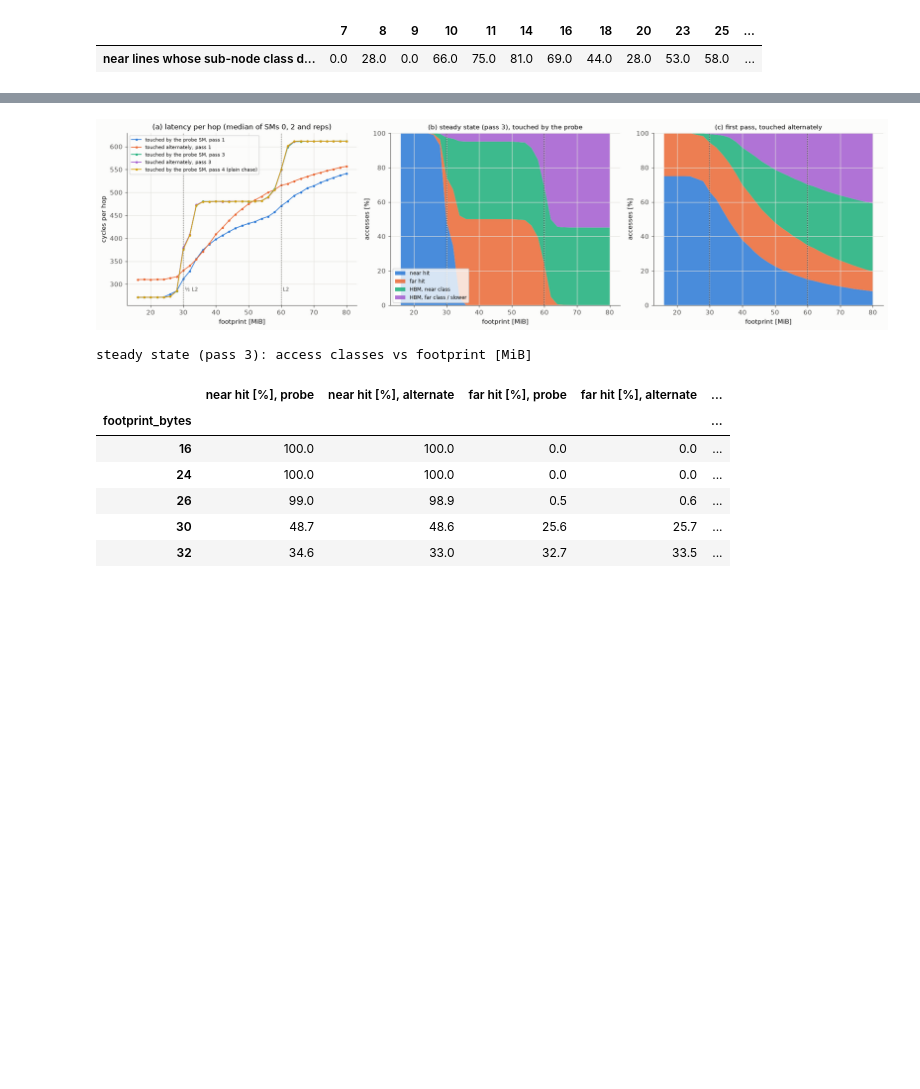
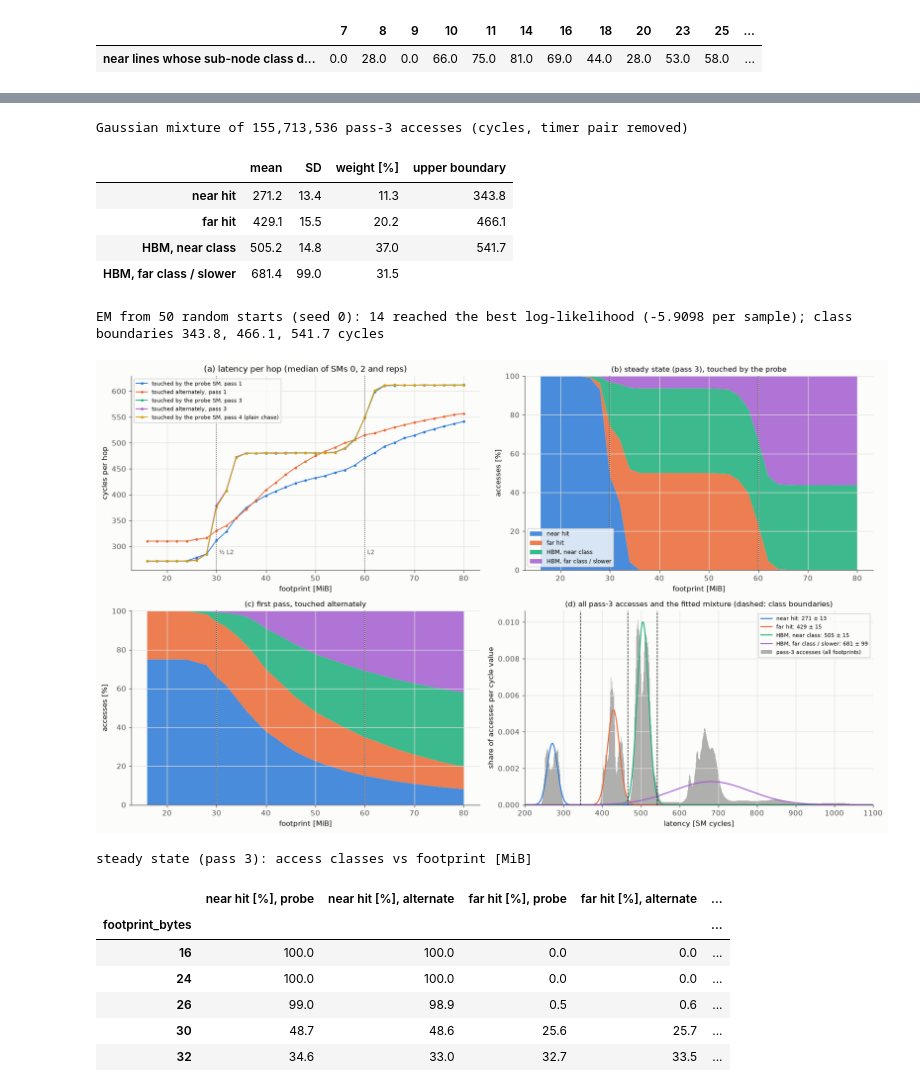
Before and after one commit to lomolisso/h100-microbench, a Jupyter notebook: experiments/08__l2_partitions_and_first_touch/08__l2_partitions_and_first_touch.ipynb, the cells around one changed output, grey strips where cells are left out. Saved outputs shown, nothing was run; the diff lists cells and outputs as text; code cells hidden in the pictures; blank space fills up the shorter version.

```diff
--- a/experiments/08__l2_partitions_and_first_touch/08__l2_partitions_and_first_touch.ipynb
+++ b/experiments/08__l2_partitions_and_first_touch/08__l2_partitions_and_first_touch.ipynb
@@ -545,14 +647,16 @@ display(sub.round(0).to_frame().T)
 k3 = read_run("08__l2__probe.csv", RID["k3"])
 k3 = k3[k3.kernel == "K3"].copy()
 k3["cyc"] = k3.cycles - TP
-repl = read_run("08__l2__replication.csv", RID["k3"])
-trip = repl[["a_smid", "b_smid", "c_smid"]].drop_duplicates().values.tolist()
+repl = read_run("08__l2__replication_v2.csv", RID["k3"])
+kinds = repl.groupby(["a_smid", "b_smid", "c_smid"], sort=False).triple_kind.first()
+print(f"K3 run_id {RID['k3']}: triples " + ", ".join(f"A {a} B {b} C {c} ({k})" for (a, b, c), k in kinds.items()))
 PH = ["b_read", "c_read", "a_read", "b_read_after_a_write"]
 PHL = ["B reads", "C reads", "A reads", "A rewrites, B reads"]
 PG = sig.groupby("gpc").partition.first()
 apart = lambda a: int(PG[GPC[a]])
-cross_t = [t for t in trip if apart(t[0]) != apart(t[1])]
-same_t = [t for t in trip if apart(t[0]) == apart(t[1])]
+cross_t = [list(t) for t, k in kinds.items() if k == "cross"]
+same_t = [list(t) for t, k in kinds.items() if k == "control"]
+assert all(apart(a) != apart(b) for a, b, _ in cross_t) and all(len({apart(x) for x in t}) == 1 for t in same_t)
 fig, axs = plt.subplots(1, len(cross_t), figsize=(5.4 * len(cross_t), 4.2), sharey=True, squeeze=False)
 for ax, (A, B, C) in zip(axs[0], cross_t):
     d = k3[(k3.first_touch_smid == A) & (k3.seq_mode == "launch") & (((k3.probe_smid == B) & k3.phase.isin(["b_read", "b_read_after_a_write"]))
@@ -625,19 +732,25 @@ flag mode: B's last phase started 1.8 µs (median) after A's read phase ended (A
 cap = read_run("08__l2__capacity.csv", RID["k4"])
 ch = read_run("08__l2__capacity_hist.csv", RID["k4"])
 ch["cyc"] = ch.cycles - TP
-hb_ = ch[(ch.footprint_bytes >= 64 << 20) & (ch["pass"] == 2) & (ch.cyc > 470) & (ch.cyc < 1000)].groupby("cyc")["count"].sum()
-cm, _, _, _ = kmeans1d(hb_.index.values, hb_.values, 2)
-cen4 = np.array([sig.near_median.median(), sig.far_median.median(), cm[0], cm[1]])
-edges = [(cen4[i] + cen4[i + 1]) / 2 for i in range(3)]
+print(f"K4 run_id {RID['k4']}")
+# Access classes: 4-component Gaussian mixture (EM on the exact (value, count) histogram) of every timed access of pass 3
+# (pass index 2), all footprints 16–80 MiB, both touch patterns, SMs 0 and 2, all reps. Footprints ≥ 38 MiB alone contain no
+# near hits, so all footprints are needed to populate the four classes. Boundaries at equal posterior.
+h2 = ch[ch["pass"] == 2].groupby("cyc")["count"].sum()
+GM = gmm1d(h2.index.values, h2.values, k=4, n_starts=50, seed=0)
+edges = BND = GM["boundaries"]
 names = ["near hit", "far hit", "HBM, near class", "HBM, far class / slower"]
+display(pd.DataFrame({"mean": GM["mean"], "SD": GM["sd"], "weight [%]": 100 * GM["weight"],
+                      "upper boundary": list(edges) + [np.nan]}, index=names).round(1).style.format(precision=1, na_rep="")
+        .set_caption(f"Gaussian mixture of {int(h2.sum()):,} pass-3 accesses (cycles, timer pair removed)"))
+print(f"EM from 50 random starts (seed 0): {GM['starts_at_best']} reached the best log-likelihood ({GM['loglik']:.4f} per sample); "
+      f"class boundaries {', '.join(f'{e:.1f}' for e in edges)} cycles")
 ch["cls"] = np.searchsorted(edges, ch.cyc.values)
 fr = ch.groupby(["touch_pattern", "footprint_bytes", "pass", "cls"])["count"].sum().unstack(fill_value=0)
 fr = fr.div(fr.sum(axis=1), axis=0)
-print("class centres (near and far hit: K5 medians; HBM: 2-means of the misses at ≥ 64 MiB), cycles: " + ", ".join(f"{n} {c:.0f}" for n, c in zip(names, cen4))
-      + "; boundaries " + ", ".join(f"{e:.0f}" for e in edges))
 cur = cap.groupby(["touch_pattern", "pass", "footprint_bytes"]).cycles_per_hop.median()
-fig, axs = plt.subplots(1, 3, figsize=(17, 4.6))
-ax = axs[0]
+fig, axs = plt.subplots(2, 2, figsize=(15, 9))
+ax = axs[0, 0]
 for c, (pat, ps, lab) in zip(PAL, [("probe", 0, "touched by the probe SM, pass 1"), ("alternate", 0, "touched alternately, pass 1"),
                                    ("probe", 2, "touched by the probe SM, pass 3"), ("alternate", 2, "touched alternately, pass 3"),
                                    ("probe", 3, "touched by the probe SM, pass 4 (plain chase)")]):
@@ -646,12 +759,23 @@ for c, (pat, ps, lab) in zip(PAL, [("probe", 0, "touched by the probe SM, pass 1
 for xv, l in [(30, "½ L2"), (60, "L2")]:
     ax.axvline(xv, color=INK2, ls=":", lw=1); ax.text(xv + 0.5, 285, l, fontsize=8, color=INK2)
 ax.set_xlabel("footprint [MiB]"); ax.set_ylabel("cycles per hop"); ax.legend(fontsize=7.5); ax.set_title("(a) latency per hop (median of SMs 0, 2 and reps)")
-for ax, (pat, ps, tt) in zip(axs[1:], [("probe", 2, "(b) steady state (pass 3), touched by the probe"), ("alternate", 0, "(c) first pass, touched alternately")]):
-    d = fr.loc[(pat, slice(None), ps)].droplevel([0, 1]) if False else fr.xs((pat, ps), level=("touch_pattern", "pass"))
+for ax, (pat, ps, tt) in zip([axs[0, 1], axs[1, 0]], [("probe", 2, "(b) steady state (pass 3), touched by the probe"),
+                                                    ("alternate", 0, "(c) first pass, touched alternately")]):
+    d = fr.xs((pat, ps), level=("touch_pattern", "pass"))
     ax.stackplot(d.index / 2**20, *[100 * d.get(k, 0) for k in range(4)], labels=names, colors=[PAL[0], PAL[1], PAL[2], PAL[3]], alpha=0.85)
     for xv in (30, 60):
         ax.axvline(xv, color=INK, ls=":", lw=1)
     ax.set_xlabel("footprint [MiB]"); ax.set_ylabel("accesses [%]"); ax.set_ylim(0, 100); ax.set_title(tt, fontsize=10)
-axs[1].legend(fontsize=8, loc="lower left")
+axs[0, 1].legend(fontsize=8, loc="lower left")
+ax = axs[1, 1]
+from scipy.stats import norm
+xs = np.arange(200, 1101)
+ax.bar(h2.index, h2.values / h2.sum(), width=1.0, color=INK2, alpha=0.45, lw=0, label="pass-3 accesses (all footprints)")
+for k in range(4):
+    ax.plot(xs, GM["weight"][k] * norm.pdf(xs, GM["mean"][k], GM["sd"][k]), color=PAL[k], lw=1.4, label=f"{names[k]}: {GM['mean'][k]:.0f} ± {GM['sd'][k]:.0f}")
+for e in edges:
+    ax.axvline(e, color=INK, ls="--", lw=0.9)
+ax.set_xlim(200, 1100); ax.set_xlabel("latency [SM cycles]"); ax.set_ylabel("share of accesses per cycle value")
+ax.set_title("(d) all pass-3 accesses and the fitted mixture (dashed: class boundaries)", fontsize=10); ax.legend(fontsize=7.5)
 fig.tight_layout(); plt.show()
 # %% [output]
@@ -659,4 +783,11 @@ class centres (near and far hit: K5 medians; HBM: 2-means of the misses at ≥ 6
+Gaussian mixture of 155,713,536 pass-3 accesses (cycles, timer pair removed)
+|  | mean | SD | weight [%] | upper boundary |
+| near hit | 271.2 | 13.4 | 11.3 | 343.8 |
+| far hit | 429.1 | 15.5 | 20.2 | 466.1 |
+| HBM, near class | 505.2 | 14.8 | 37.0 | 541.7 |
+| HBM, far class / slower | 681.4 | 99.0 | 31.5 |  |
+EM from 50 random starts (seed 0): 14 reached the best log-likelihood (-5.9098 per sample); class boundaries 343.8, 466.1, 541.7 cycles
-[figure, old version]
+[figure, new version]
 # %%
 tab = fr.xs(2, level="pass").unstack("touch_pattern")
 sel = [F for F in sorted(cap.footprint_bytes.unique()) if (F >> 20) % 8 == 0 or (F >> 20) in (26, 30, 34, 38)]
```
Also changed, not shown: parts of 18 cells of this notebook, 12 other files.
